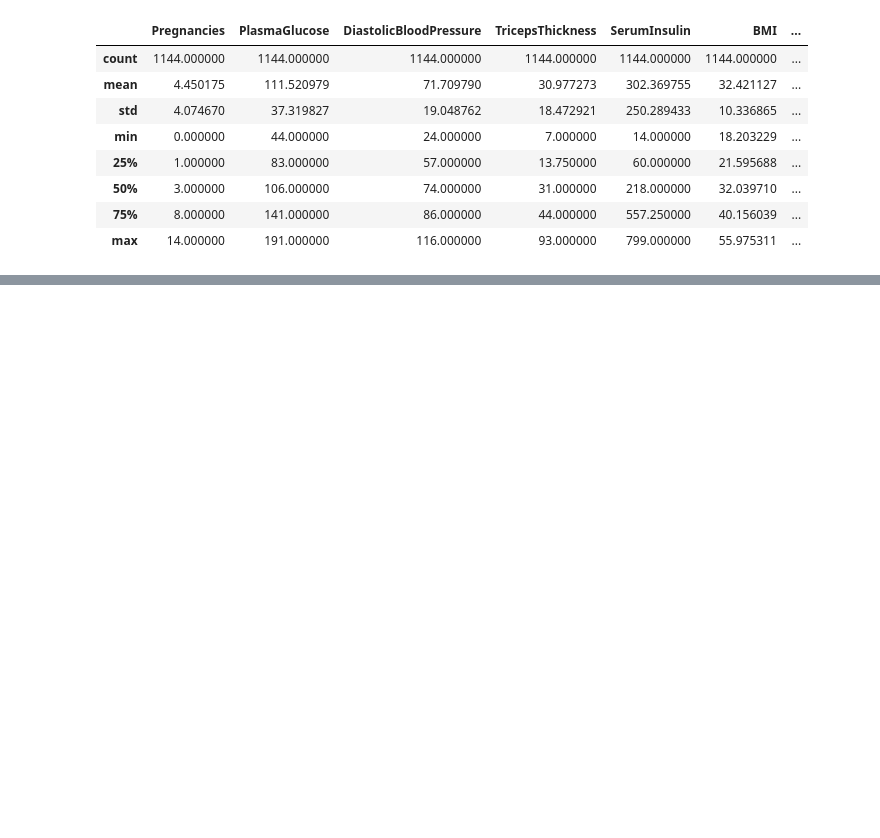
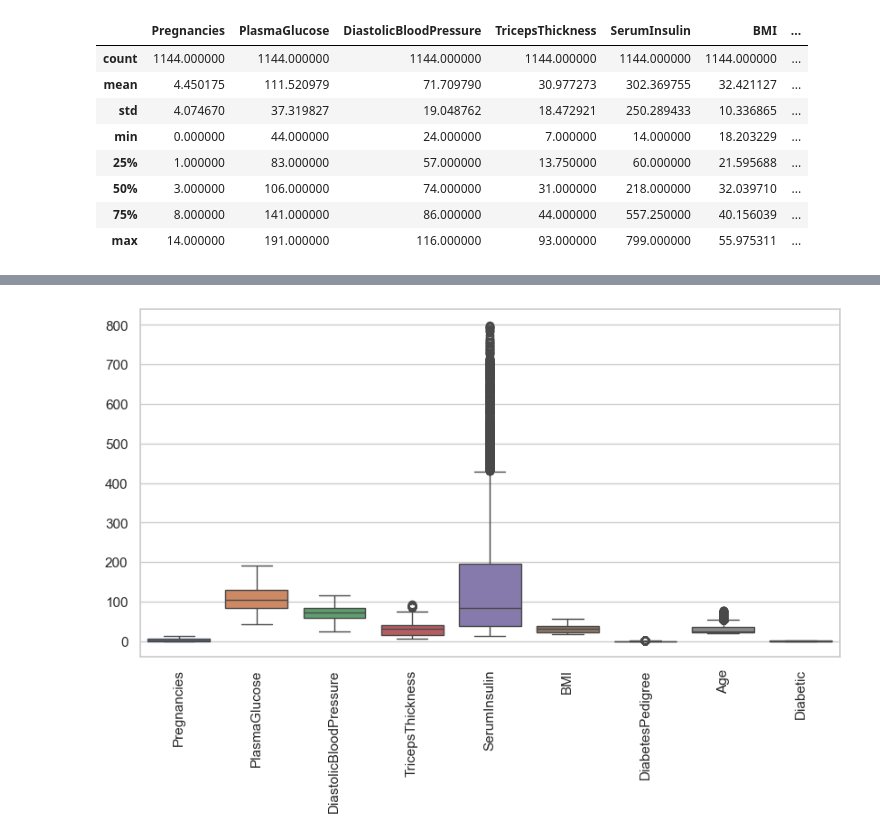
Before and after one commit to Lucky12348/diabetes_prediction, a Jupyter notebook: EDA.ipynb, the cells around one changed output, grey strips where cells are left out. Saved outputs shown, nothing was run; the diff lists cells and outputs as text; code cells hidden in the pictures; blank space fills up the shorter version.

```diff
--- a/EDA.ipynb
+++ b/EDA.ipynb
@@ -342,0 +353,7 @@ outliers[outliers["Age"] == 21]
+# %%
+plt.figure(figsize=(10,5))
+sns.boxplot(data=diabete_df_dropID)
+plt.xticks(rotation=90)
+plt.show()
+# %% [output]
+[figure, added]
```
Also changed, not shown: parts of 10 cells of this notebook.
